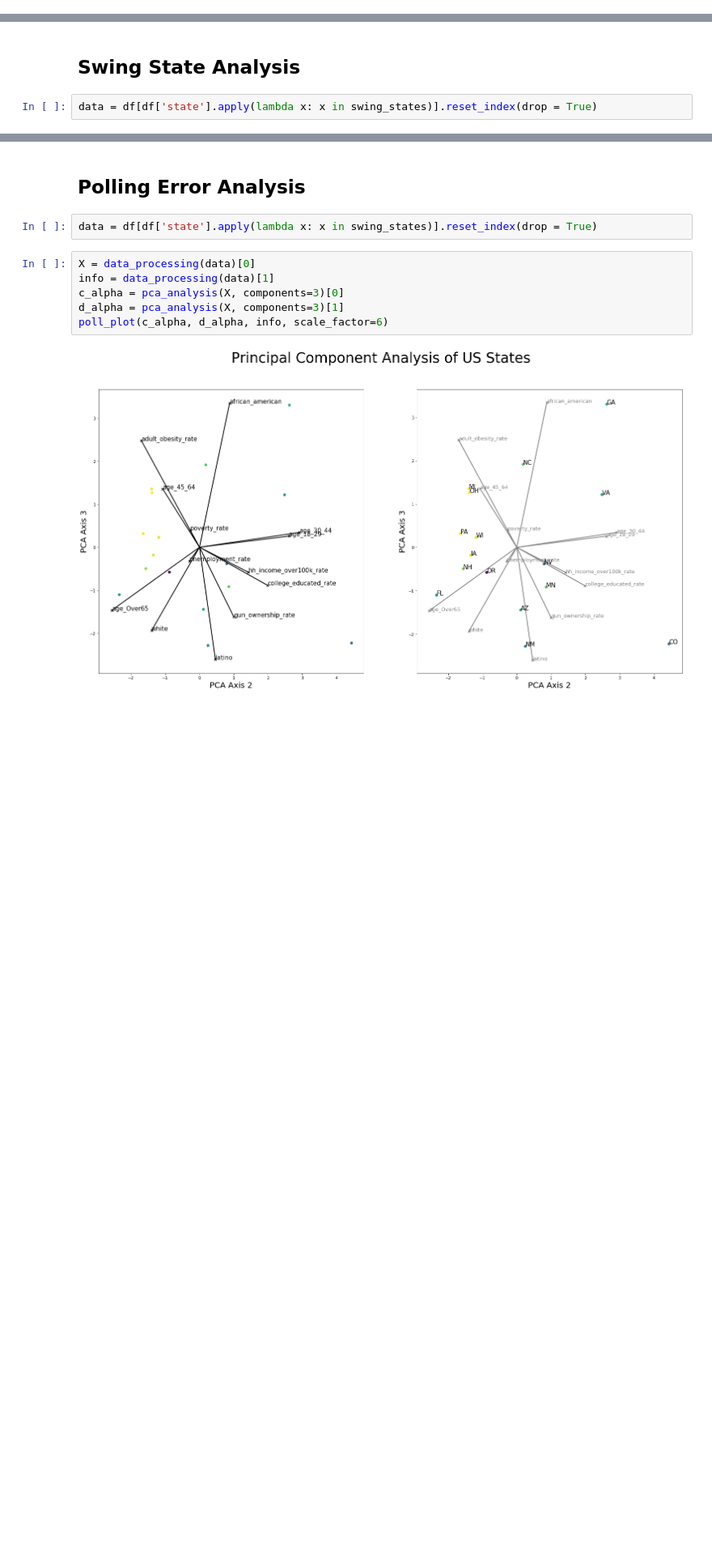
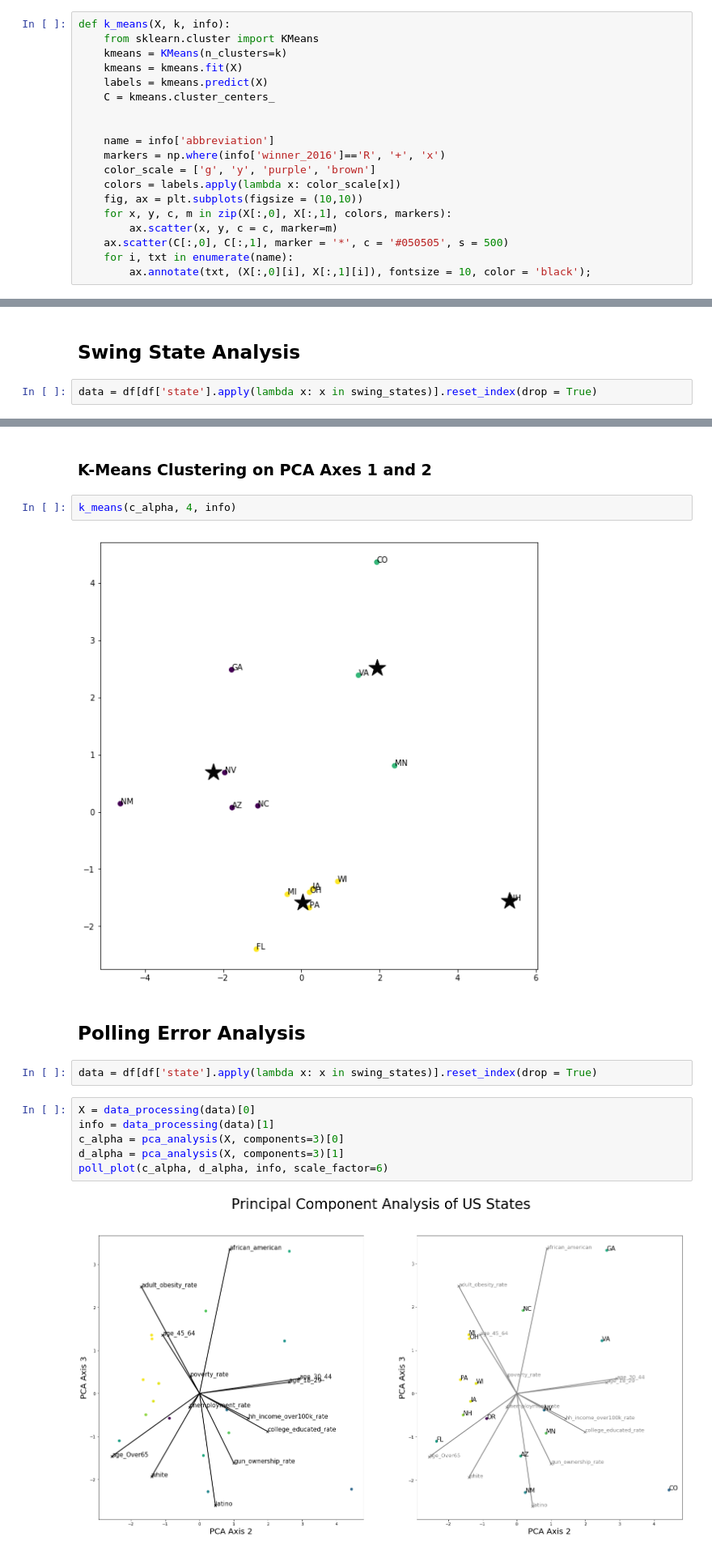
Before and after one commit to nico-gj/2016_trump_vote, a Jupyter notebook: scripts/trump_vote_analysis.ipynb, the cells around one changed output, grey strips where cells are left out. Shown: that part at 81% size. Saved outputs shown, nothing was run; the diff lists cells and outputs as text; blank space fills up the shorter version.

```diff
--- a/scripts/trump_vote_analysis.ipynb
+++ b/scripts/trump_vote_analysis.ipynb
@@ -108,3 +109,22 @@ def poll_plot(c_alpha, d_alpha, info, scale_factor = 1):
     name = info['abbreviation']
 
     pca_plot(pca_x, pca_y, vars_x, vars_y, lines, color, name, axes = [2,3])
+# %%
+def k_means(X, k, info):
+    from sklearn.cluster import KMeans
+    kmeans = KMeans(n_clusters=k)
+    kmeans = kmeans.fit(X)
+    labels = kmeans.predict(X)
+    C = kmeans.cluster_centers_
+
+
+    name = info['abbreviation']
+    markers = np.where(info['winner_2016']=='R', '+', 'x')
+    color_scale = ['g', 'y', 'purple', 'brown']
+    colors = labels.apply(lambda x: color_scale[x])
+    fig, ax = plt.subplots(figsize = (10,10))
+    for x, y, c, m in zip(X[:,0], X[:,1], colors, markers):
+        ax.scatter(x, y, c = c, marker=m)
+    ax.scatter(C[:,0], C[:,1], marker = '*', c = '#050505', s = 500)
+    for i, txt in enumerate(name):
+        ax.annotate(txt, (X[:,0][i], X[:,1][i]), fontsize = 10, color = 'black');
@@ -135,3 +164,9 @@ votes_plot(c_alpha, d_alpha, info, scale_factor=6)
+# %% [markdown]
+### K-Means Clustering on PCA Axes 1 and 2
+# %%
+k_means(c_alpha, 4, info)
+# %% [output]
+[figure, added]
 # %% [markdown]
 ## Polling Error Analysis
 # %%
```
Also changed, not shown: parts of 7 cells of this notebook, 2 other files.
